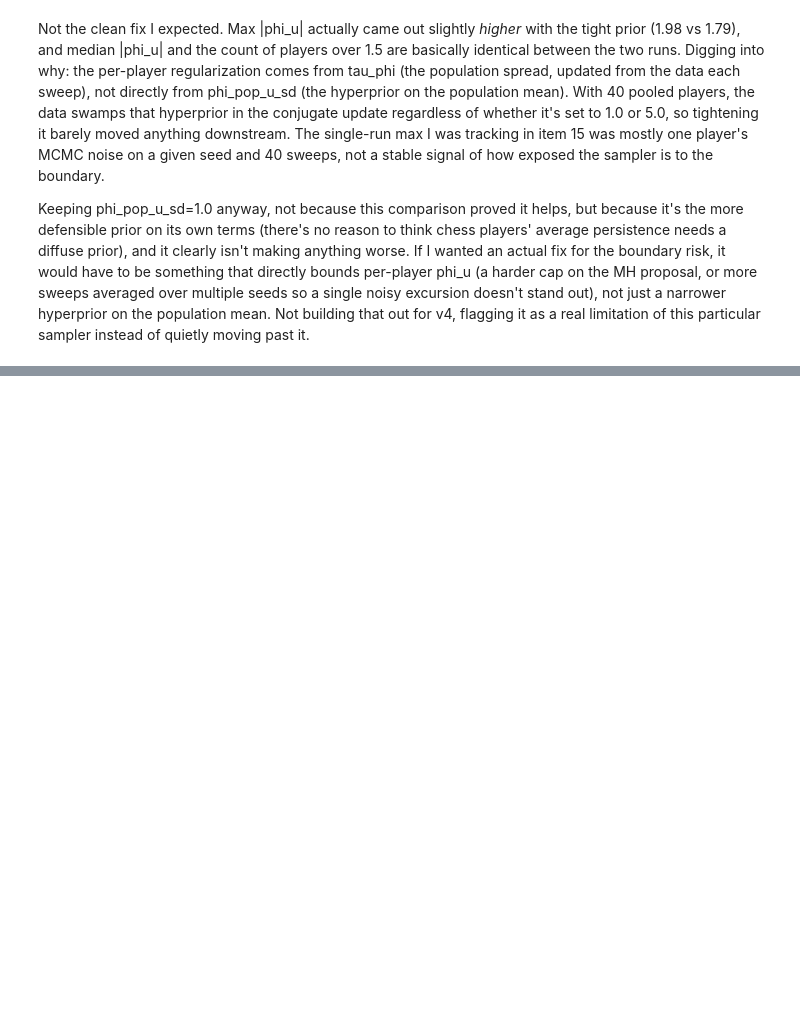
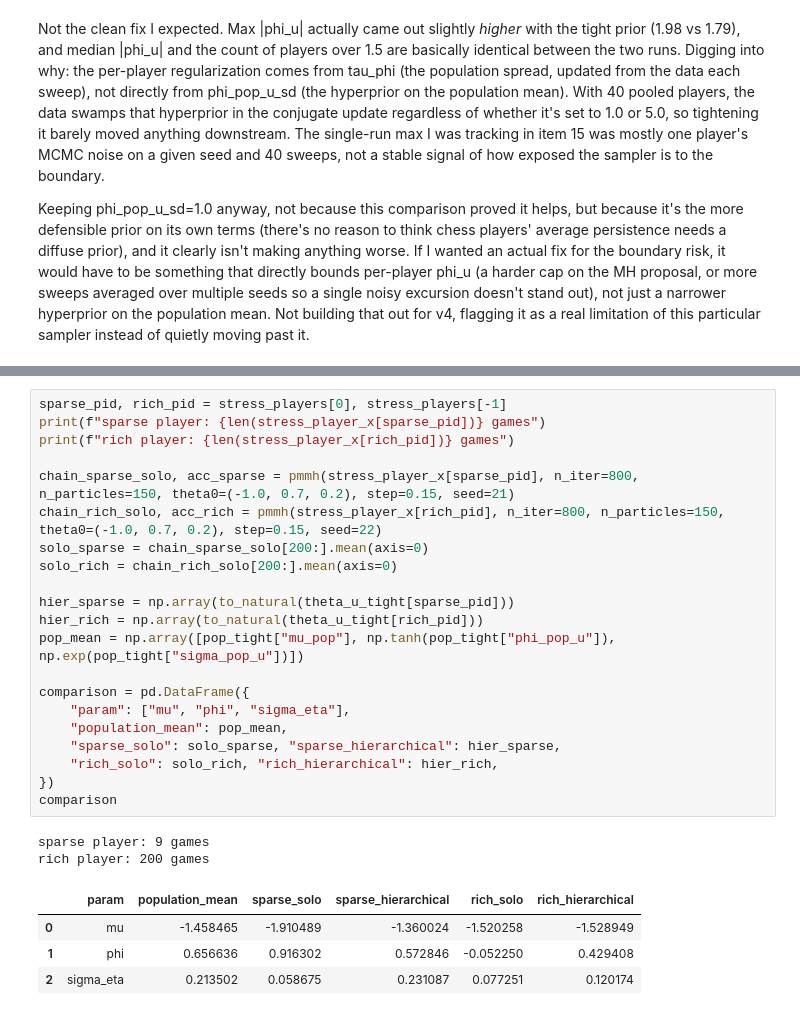
Before and after one commit to arjunsk9876/elo-sense, a Jupyter notebook: notebooks/elosense_v4.ipynb, the cells around one changed output, grey strips where cells are left out. Cells and saved outputs as stored; diff of their text form; blank space fills up the shorter version.

Commit message:
Add shrinkage diagnostics for sparse-data players (W3)

```diff
--- a/notebooks/elosense_v4.ipynb
+++ b/notebooks/elosense_v4.ipynb
@@ -670,0 +675,28 @@ Keeping phi_pop_u_sd=1.0 anyway, not because this comparison proved it helps, bu
+# %%
+sparse_pid, rich_pid = stress_players[0], stress_players[-1]
+print(f"sparse player: {len(stress_player_x[sparse_pid])} games")
+print(f"rich player: {len(stress_player_x[rich_pid])} games")
+
+chain_sparse_solo, acc_sparse = pmmh(stress_player_x[sparse_pid], n_iter=800, n_particles=150, theta0=(-1.0, 0.7, 0.2), step=0.15, seed=21)
+chain_rich_solo, acc_rich = pmmh(stress_player_x[rich_pid], n_iter=800, n_particles=150, theta0=(-1.0, 0.7, 0.2), step=0.15, seed=22)
+solo_sparse = chain_sparse_solo[200:].mean(axis=0)
+solo_rich = chain_rich_solo[200:].mean(axis=0)
+
+hier_sparse = np.array(to_natural(theta_u_tight[sparse_pid]))
+hier_rich = np.array(to_natural(theta_u_tight[rich_pid]))
+pop_mean = np.array([pop_tight["mu_pop"], np.tanh(pop_tight["phi_pop_u"]), np.exp(pop_tight["sigma_pop_u"])])
+
+comparison = pd.DataFrame({
+    "param": ["mu", "phi", "sigma_eta"],
+    "population_mean": pop_mean,
+    "sparse_solo": solo_sparse, "sparse_hierarchical": hier_sparse,
+    "rich_solo": solo_rich, "rich_hierarchical": hier_rich,
+})
+comparison
+# %% [output]
+sparse player: 9 games
+rich player: 200 games
+|  | param | population_mean | sparse_solo | sparse_hierarchical | rich_solo | rich_hierarchical |
+| 0 | mu | -1.458465 | -1.910489 | -1.360024 | -1.520258 | -1.528949 |
+| 1 | phi | 0.656636 | 0.916302 | 0.572846 | -0.052250 | 0.429408 |
+| 2 | sigma_eta | 0.213502 | 0.058675 | 0.231087 | 0.077251 | 0.120174 |
```
Also changed, not shown: parts of 2 cells of this notebook.
